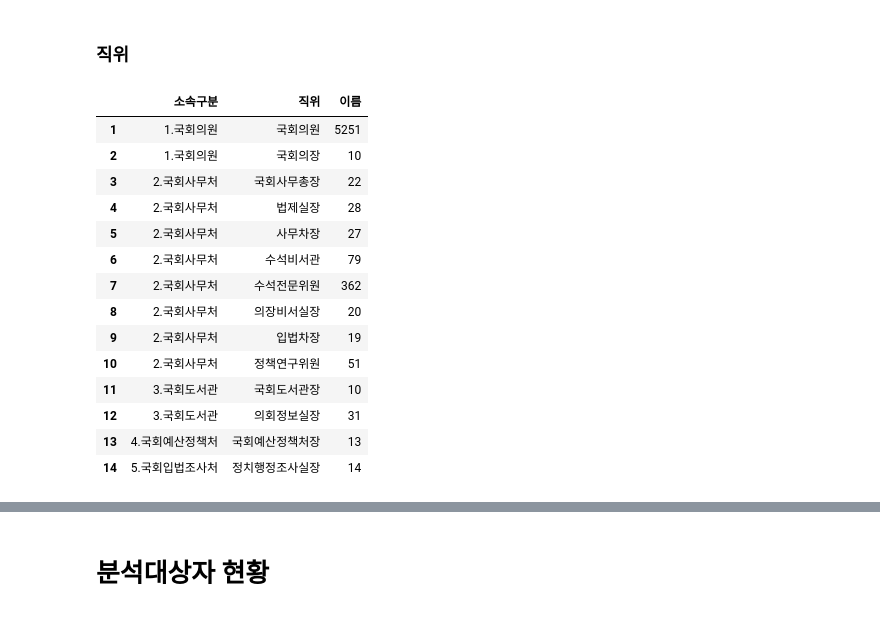
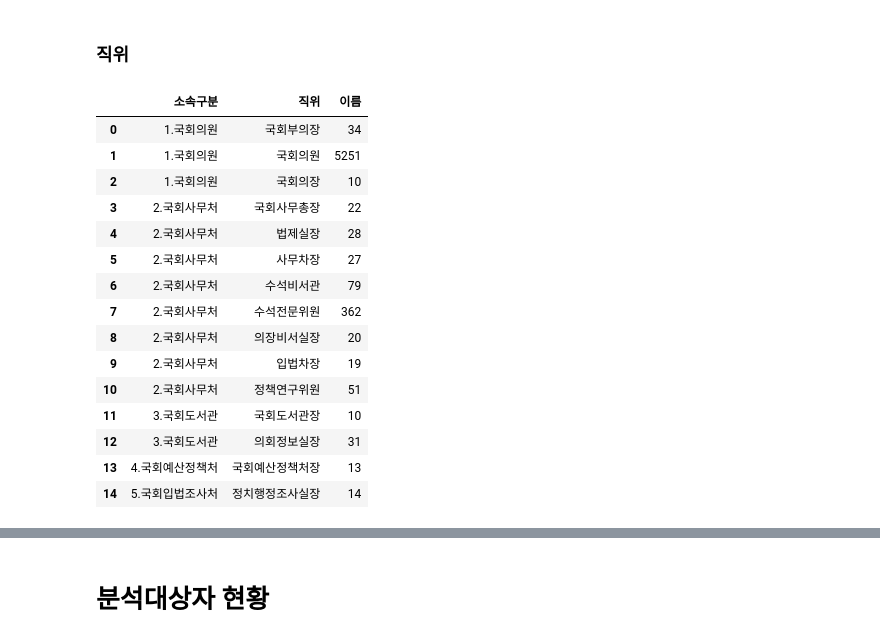
Before and after one commit to wordnbeing/sessac_visualproject, a Jupyter notebook: opwatch_visual_v1.ipynb, the cells around one changed output, grey strips where cells are left out. Drawn from its saved outputs; the diff is of its cells as text; code cells hidden in the pictures.

```diff
--- a/opwatch_visual_v1.ipynb
+++ b/opwatch_visual_v1.ipynb
@@ -192,9 +192,10 @@ df_dis_subclass
 # 소속구분, 직위
 gb_class_pos = ast_det.groupby(['소속구분','직위'], dropna=False)
 # %%
-gb_class_pos['이름'].count().reset_index().reindex(range(1,15))
+gb_class_pos['이름'].count().reset_index()
 # %% [output]
 |  | 소속구분 | 직위 | 이름 |
+| 0 | 1.국회의원 | 국회부의장 | 34 |
 | 1 | 1.국회의원 | 국회의원 | 5251 |
 | 2 | 1.국회의원 | 국회의장 | 10 |
 | 3 | 2.국회사무처 | 국회사무총장 | 22 |
```
Also changed, not shown: parts of 23 cells of this notebook, 6 other files.
